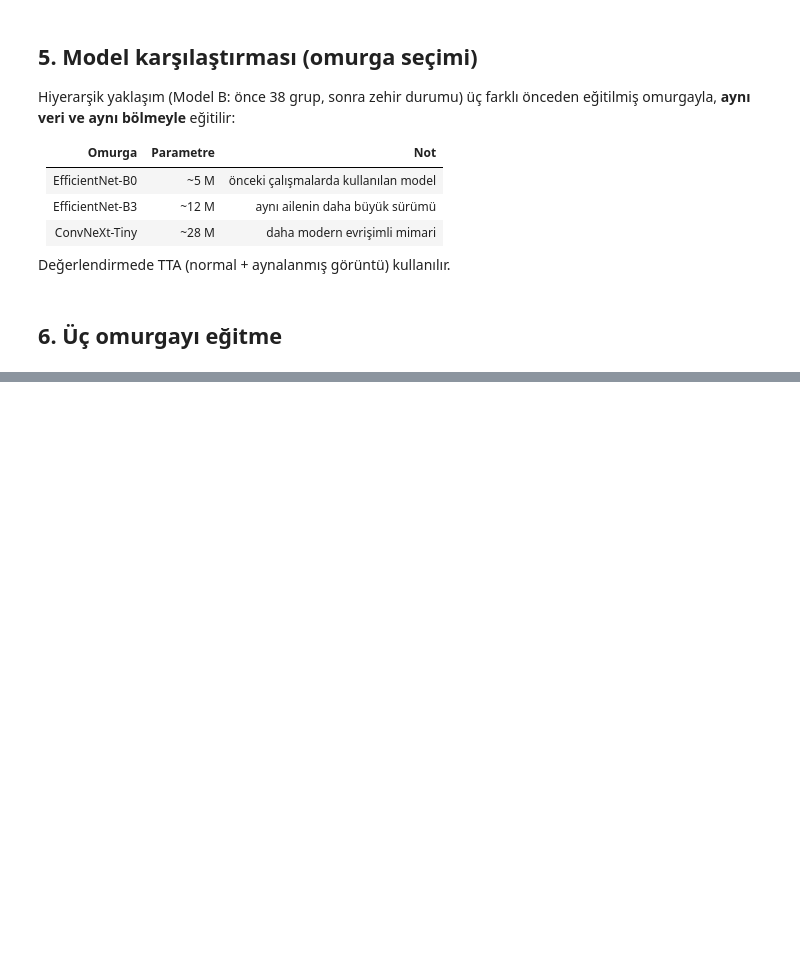
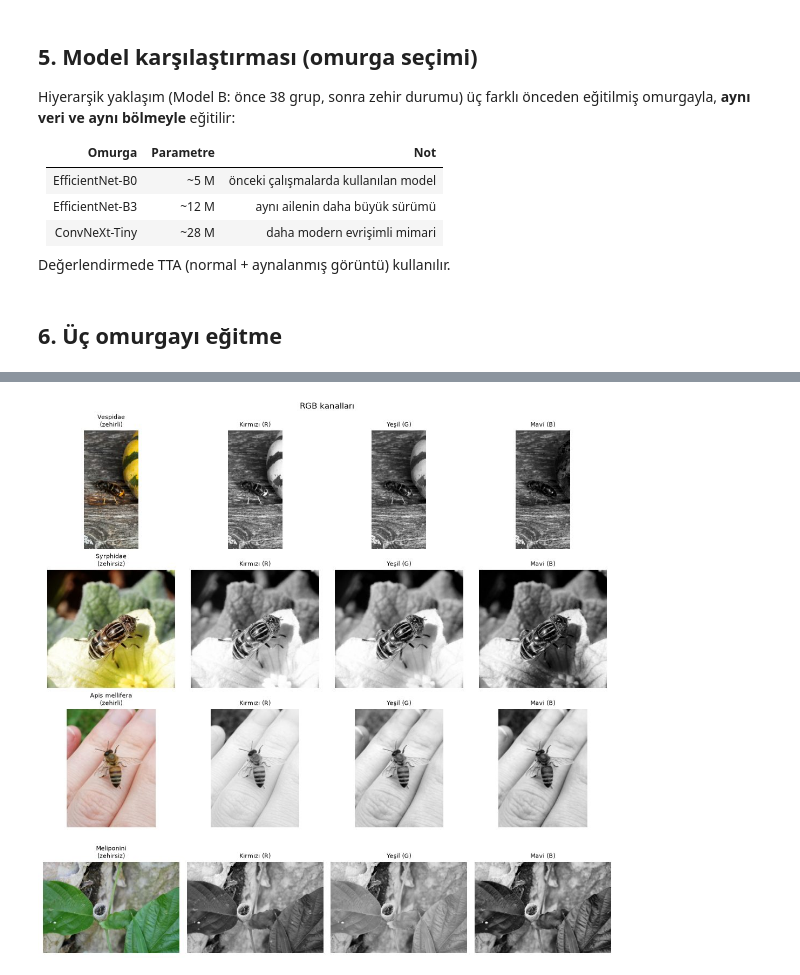
Before and after one commit to ryugazawqa/zehirli-bocek-siniflandirma, a Jupyter notebook: egitim_v4_omurga.ipynb, the cells around one changed output, grey strips where cells are left out. Drawn from its saved outputs; the diff is of its cells as text; code cells hidden in the pictures; blank space fills up the shorter version.

```diff
--- a/egitim_v4_omurga.ipynb
+++ b/egitim_v4_omurga.ipynb
@@ -360,0 +588,8 @@ print(omurga_df[["omurga", "bolum", "accuracy", "f1", "precision", "recall_zehir
+# %%
+resimler, basliklar = [], []
+for r, e in zip(ornekler.resim[:4], ETIKET[:4]):
+    resimler += [r, r[:, :, 0], r[:, :, 1], r[:, :, 2]]
+    basliklar += [e, "Kırmızı (R)", "Yeşil (G)", "Mavi (B)"]
+goster(resimler, basliklar, sutun=4, boyut=3, baslik="RGB kanalları")
+# %% [output]
+[figure, added]
```
Also changed, not shown: parts of 33 cells of this notebook, 1 other file.
